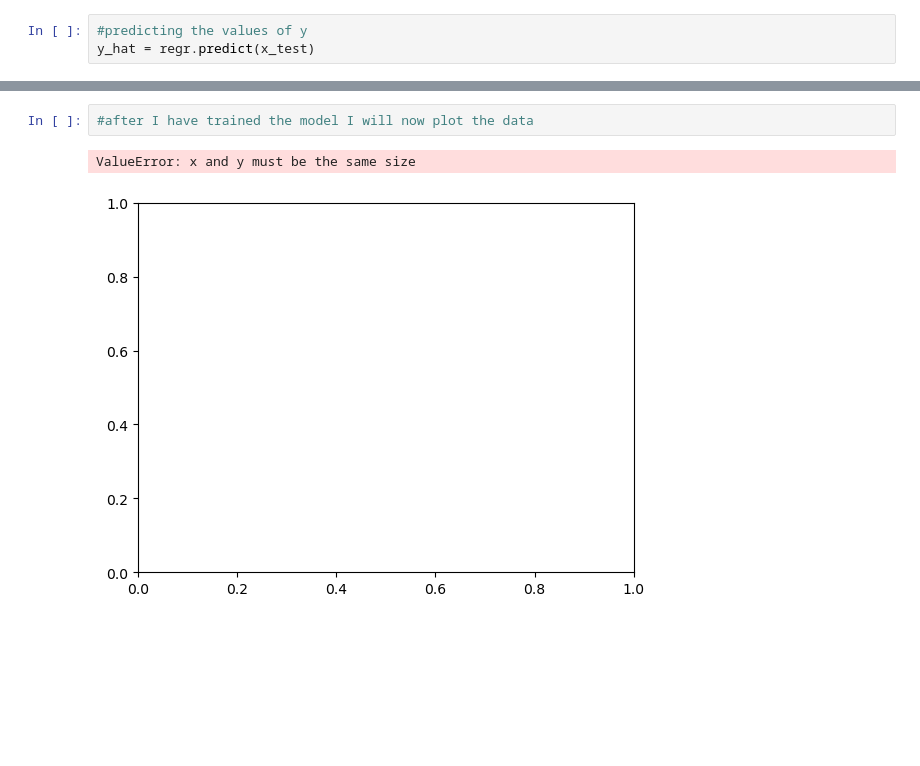
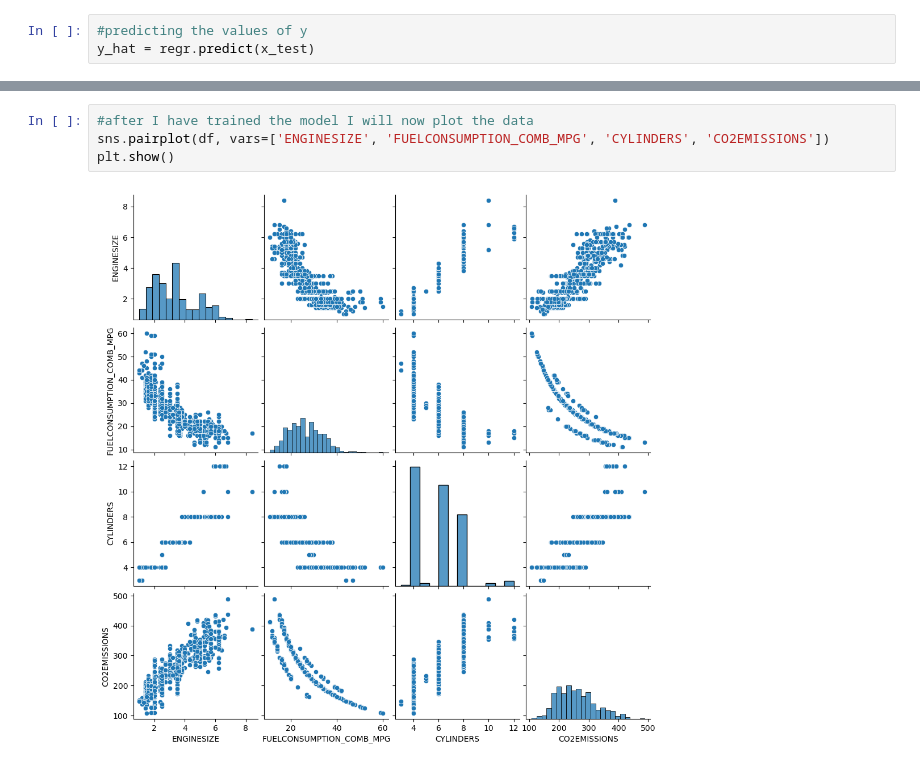
Before and after one commit to ezzaldien/predict-of-car-co2-emission, a Jupyter notebook: model_devolpment.ipynb, the cells around one changed output, grey strips where cells are left out. Drawn from its saved outputs; the diff is of its cells as text; blank space fills up the shorter version.

```diff
--- a/model_devolpment.ipynb
+++ b/model_devolpment.ipynb
@@ -41,5 +46,6 @@ R2 score is :  0.8872746641384827
 # %%
 #after I have trained the model I will now plot the data
+sns.pairplot(df, vars=['ENGINESIZE', 'FUELCONSUMPTION_COMB_MPG', 'CYLINDERS', 'CO2EMISSIONS'])
+plt.show()
 # %% [output]
-ValueError: x and y must be the same size
-[figure, old version]
+[figure, new version]
```
Also changed, not shown: parts of 9 cells of this notebook, 1 other file.
